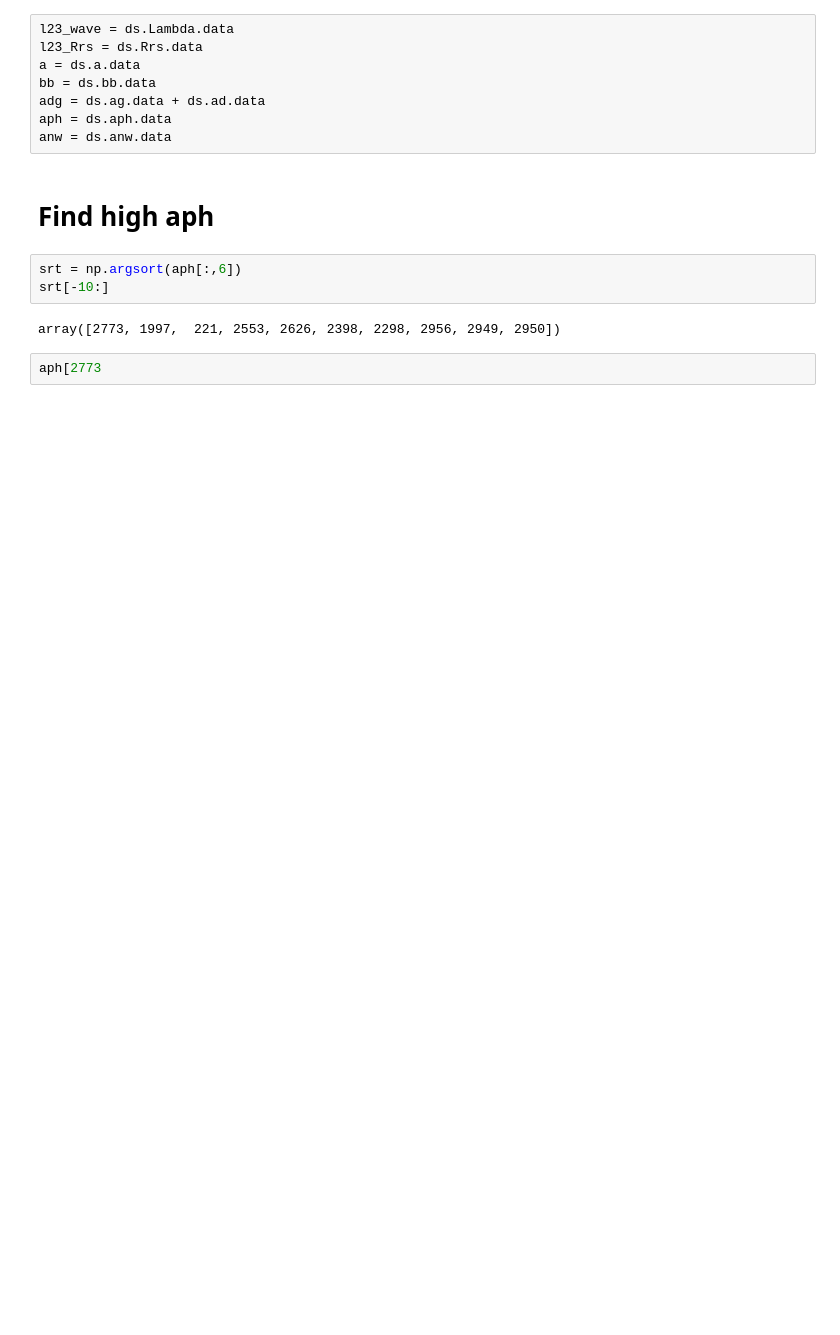
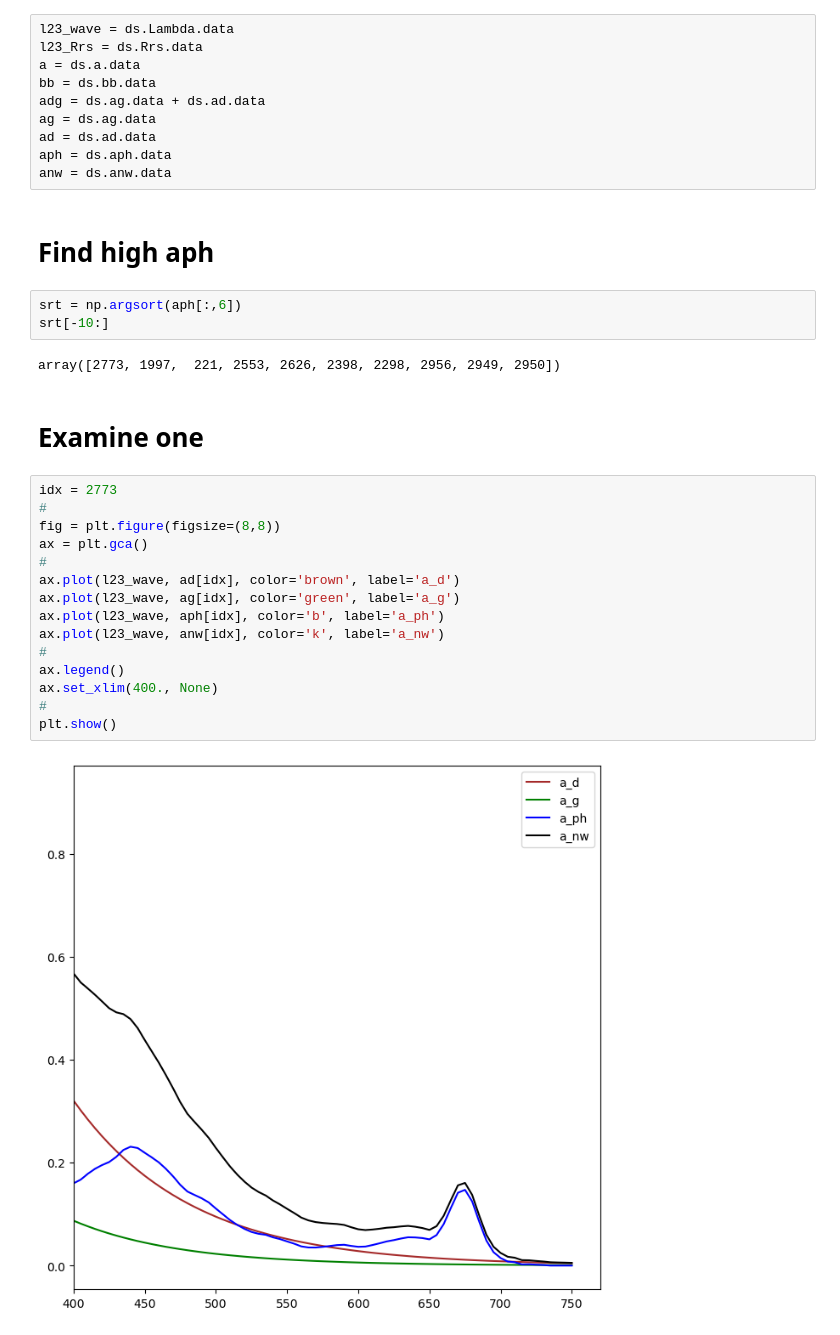
Before and after one commit to ocean-colour/bing, a Jupyter notebook: papers/phytoplankton/Analysis/HighChl.ipynb, the cells around one changed output. Cells and saved outputs as stored; diff of their text form; blank space fills up the shorter version.

```diff
--- a/papers/phytoplankton/Analysis/HighChl.ipynb
+++ b/papers/phytoplankton/Analysis/HighChl.ipynb
@@ -41,6 +41,8 @@ l23_Rrs = ds.Rrs.data
 a = ds.a.data
 bb = ds.bb.data
 adg = ds.ag.data + ds.ad.data
+ag = ds.ag.data
+ad = ds.ad.data
 aph = ds.aph.data
 anw = ds.anw.data
 # %% [markdown]
@@ -50,5 +52,22 @@ srt = np.argsort(aph[:,6])
 srt[-10:]
 # %% [output]
 array([2773, 1997,  221, 2553, 2626, 2398, 2298, 2956, 2949, 2950])
-# %%
-aph[2773
+# %% [markdown]
+# Examine one
+# %%
+idx = 2773
+#
+fig = plt.figure(figsize=(8,8))
+ax = plt.gca()
+#
+ax.plot(l23_wave, ad[idx], color='brown', label='a_d')
+ax.plot(l23_wave, ag[idx], color='green', label='a_g')
+ax.plot(l23_wave, aph[idx], color='b', label='a_ph')
+ax.plot(l23_wave, anw[idx], color='k', label='a_nw')
+#
+ax.legend()
+ax.set_xlim(400., None)
+#
+plt.show()
+# %% [output]
+[figure, added]
```
Also changed, not shown: parts of 1 cell of this notebook, 1 other file.
